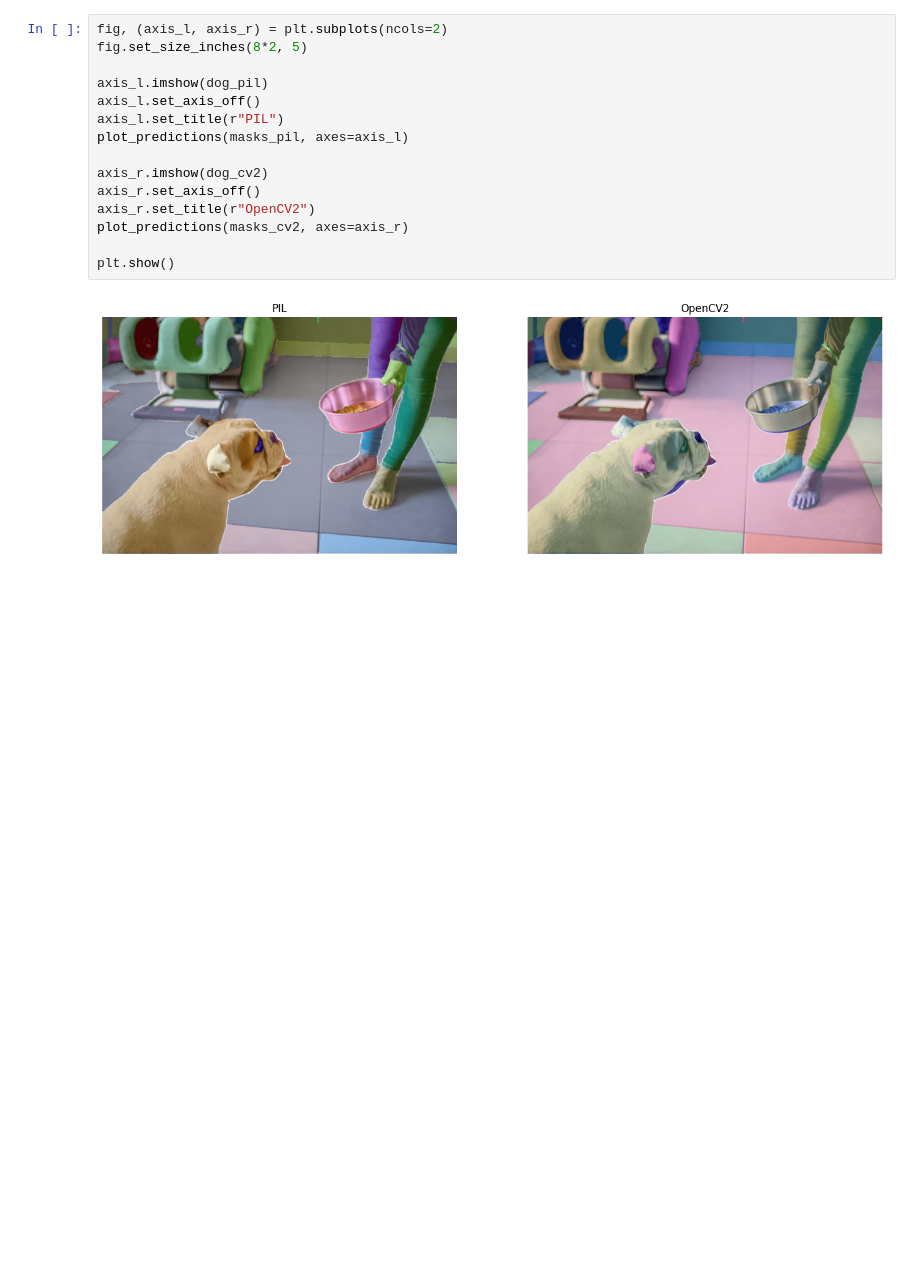
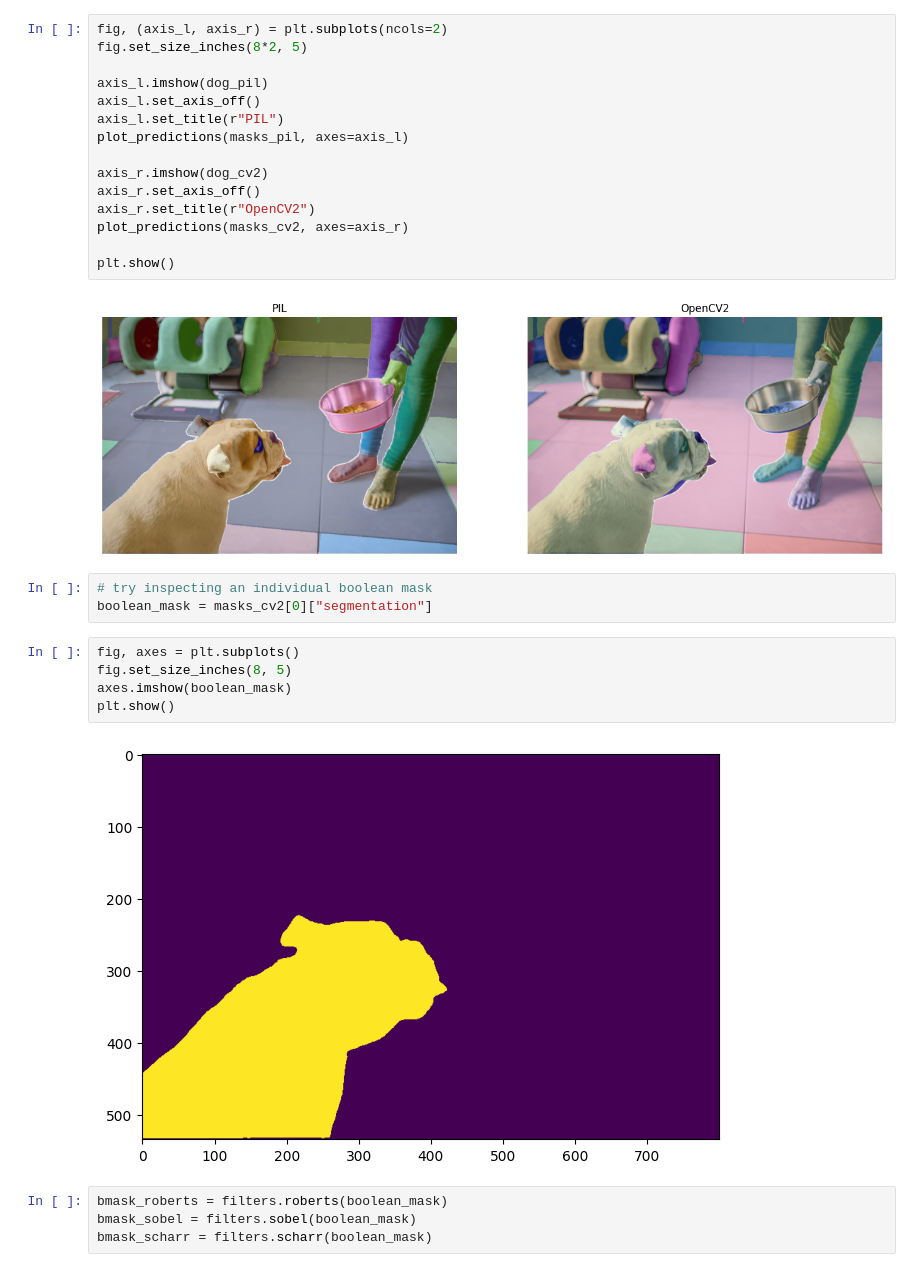
Before and after one commit to anoban/wsu, a Jupyter notebook: semseg/colourchannels.ipynb, the cells around one changed output. Saved outputs shown, nothing was run; the diff lists cells and outputs as text; blank space fills up the shorter version.

```diff
--- a/semseg/colourchannels.ipynb
+++ b/semseg/colourchannels.ipynb
@@ -81,3 +83,17 @@ plot_predictions(masks_cv2, axes=axis_r)
 plt.show()
 # %% [output]
 [figure]
+# %%
+# try inspecting an individual boolean mask
+boolean_mask = masks_cv2[0]["segmentation"]
+# %%
+fig, axes = plt.subplots()
+fig.set_size_inches(8, 5)
+axes.imshow(boolean_mask)
+plt.show()
+# %% [output]
+[figure, added]
+# %%
+bmask_roberts = filters.roberts(boolean_mask)
+bmask_sobel = filters.sobel(boolean_mask)
+bmask_scharr = filters.scharr(boolean_mask)
```
Also changed, not shown: parts of 2 cells of this notebook, 1 other file.
